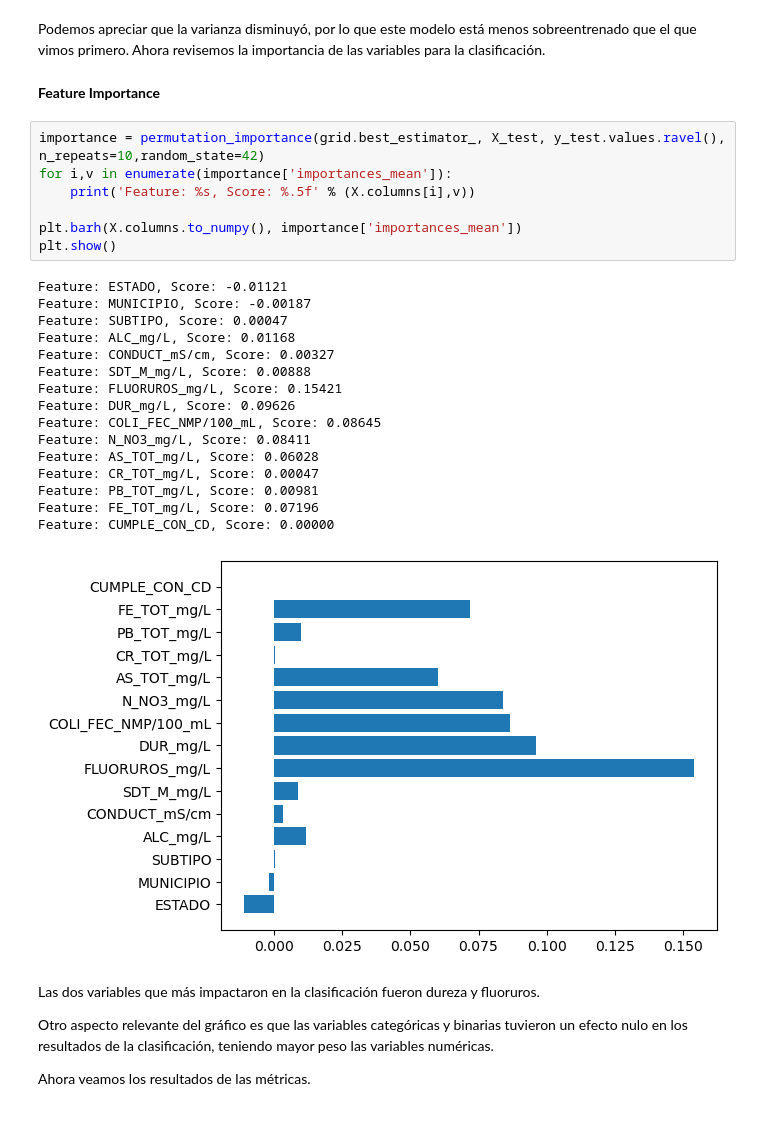
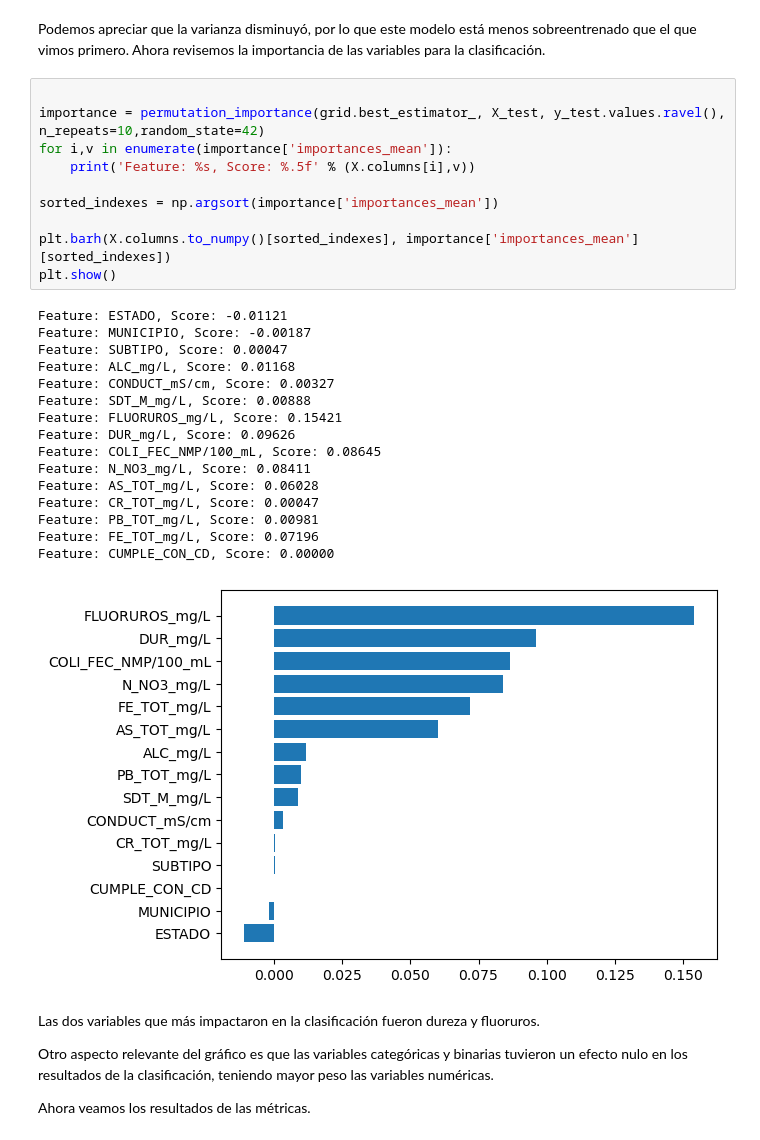
Before and after one commit to PosgradoMNA/actividades-del-projecto-equipo_102, a Jupyter notebook: Reto/aguas-subterraneas-DT.ipynb, the cells around one changed output. Drawn from its saved outputs; the diff is of its cells as text.

Commit message:
ajustes al orden de feature importance

```diff
--- a/Reto/aguas-subterraneas-DT.ipynb
+++ b/Reto/aguas-subterraneas-DT.ipynb
@@ -321,32 +334,33 @@ plot_learning_curve(grid.best_estimator_, X_train, y_train, kfold)
 [figure]
 # %% [markdown]
 Podemos apreciar que la varianza disminuyó, por lo que este modelo está menos sobreentrenado que el que vimos primero. Ahora revisemos la importancia de las variables para la clasificación.
-# %% [markdown]
-**Feature Importance**
 # %%
+
 importance = permutation_importance(grid.best_estimator_, X_test, y_test.values.ravel(), n_repeats=10,random_state=42)
 for i,v in enumerate(importance['importances_mean']):
 	print('Feature: %s, Score: %.5f' % (X.columns[i],v))
 
-plt.barh(X.columns.to_numpy(), importance['importances_mean'])
+sorted_indexes = np.argsort(importance['importances_mean'])
+
+plt.barh(X.columns.to_numpy()[sorted_indexes], importance['importances_mean'][sorted_indexes])
 plt.show()
 # %% [output]
 Feature: ESTADO, Score: -0.01121
 Feature: MUNICIPIO, Score: -0.00187
 Feature: SUBTIPO, Score: 0.00047
 Feature: ALC_mg/L, Score: 0.01168
 Feature: CONDUCT_mS/cm, Score: 0.00327
 Feature: SDT_M_mg/L, Score: 0.00888
 Feature: FLUORUROS_mg/L, Score: 0.15421
 Feature: DUR_mg/L, Score: 0.09626
 Feature: COLI_FEC_NMP/100_mL, Score: 0.08645
 Feature: N_NO3_mg/L, Score: 0.08411
 Feature: AS_TOT_mg/L, Score: 0.06028
 Feature: CR_TOT_mg/L, Score: 0.00047
 Feature: PB_TOT_mg/L, Score: 0.00981
 Feature: FE_TOT_mg/L, Score: 0.07196
 Feature: CUMPLE_CON_CD, Score: 0.00000
-[figure, old version]
+[figure, new version]
 # %% [markdown]
 Las dos variables que más impactaron en la clasificación fueron dureza y fluoruros.
 
```
Also changed, not shown: parts of 4 cells of this notebook.
